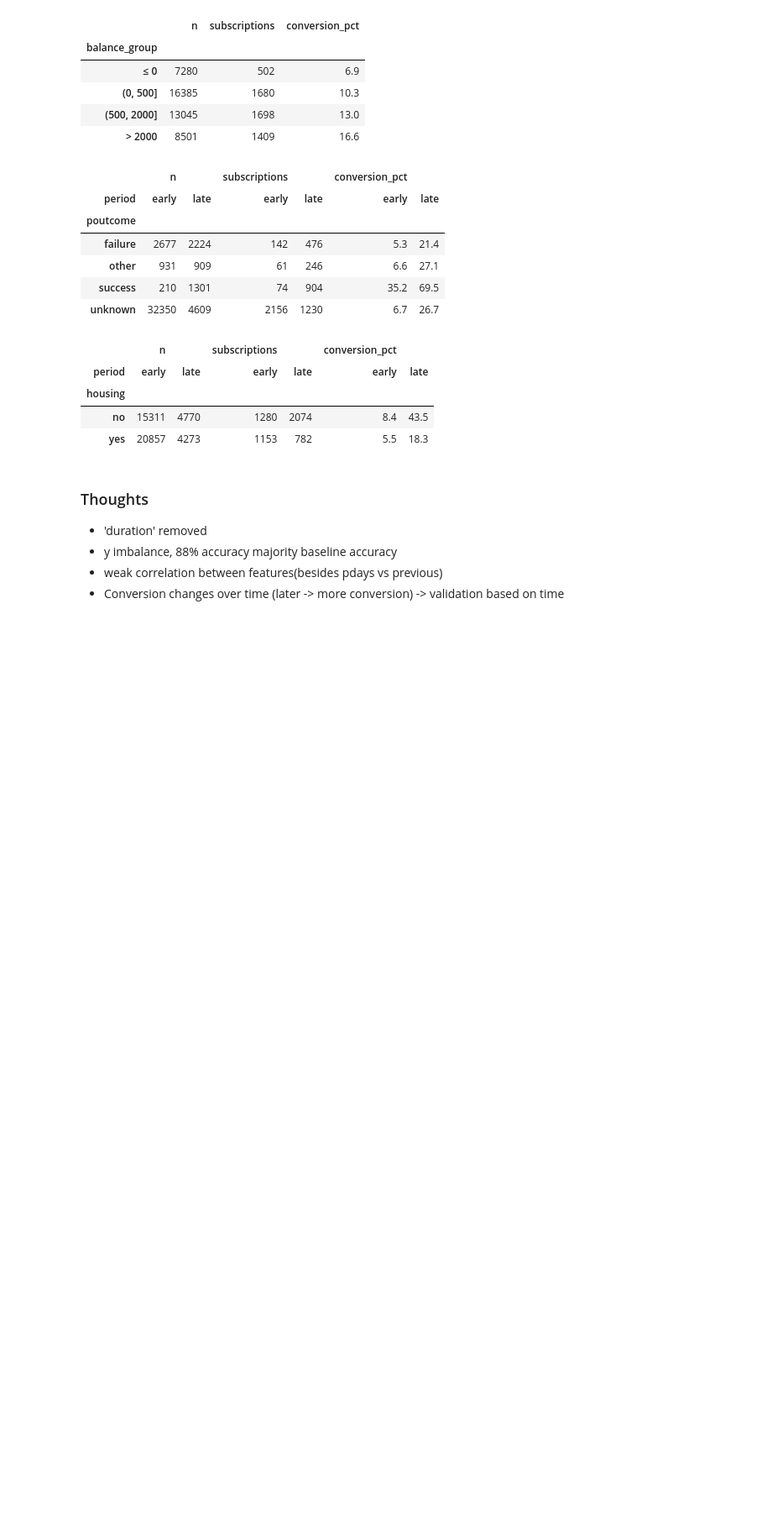
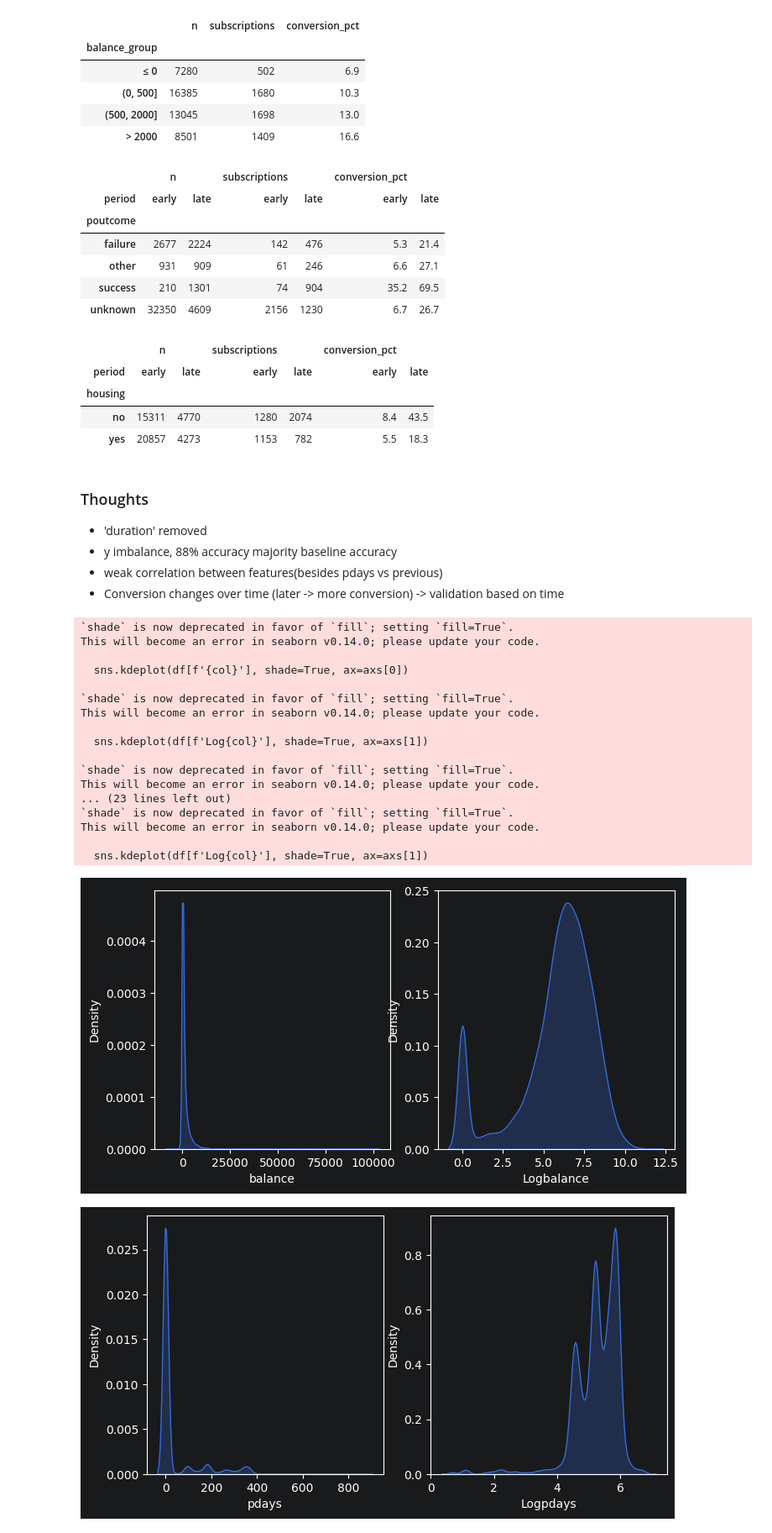
Before and after one commit to BarbieKenn/catboost-ml, a Jupyter notebook: notebooks/02_eda.ipynb, the cells around one changed output. Shown at 84% size. Saved outputs shown, nothing was run; the diff lists cells and outputs as text; code cells hidden in the pictures; blank space fills up the shorter version.

```diff
--- a/notebooks/02_eda.ipynb
+++ b/notebooks/02_eda.ipynb
@@ -428,3 +428,33 @@ display(conversion_table(periods, ["housing", "period"]).unstack("period"))
 - y imbalance, 88% accuracy majority baseline accuracy
 - weak correlation between features(besides pdays vs previous)
 - Conversion changes over time (later -> more conversion) -> validation based on time
+# %%
+logcols = ['balance', 'pdays', 'campaign', 'previous']
+
+for col in logcols:
+
+    df[f'Log{col}'] = df[f'{col}'].apply(np.log1p)
+
+    fig, axs = plt.subplots(1, 2, figsize=(8, 4))
+    sns.kdeplot(df[f'{col}'], shade=True, ax=axs[0])
+    sns.kdeplot(df[f'Log{col}'], shade=True, ax=axs[1])
+# %% [output]
+`shade` is now deprecated in favor of `fill`; setting `fill=True`.
+This will become an error in seaborn v0.14.0; please update your code.
+
+  sns.kdeplot(df[f'{col}'], shade=True, ax=axs[0])
+
+`shade` is now deprecated in favor of `fill`; setting `fill=True`.
+This will become an error in seaborn v0.14.0; please update your code.
+
+  sns.kdeplot(df[f'Log{col}'], shade=True, ax=axs[1])
+
+`shade` is now deprecated in favor of `fill`; setting `fill=True`.
+This will become an error in seaborn v0.14.0; please update your code.
+... (23 lines left out)
+`shade` is now deprecated in favor of `fill`; setting `fill=True`.
+This will become an error in seaborn v0.14.0; please update your code.
+
+  sns.kdeplot(df[f'Log{col}'], shade=True, ax=axs[1])
+[figure, added]
+[figure, added]
```
Also changed, not shown: parts of 3 cells of this notebook, 6 other files.
